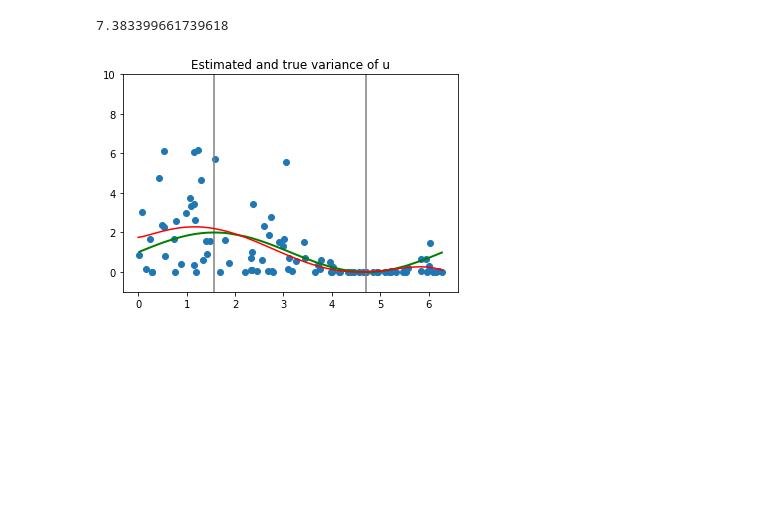
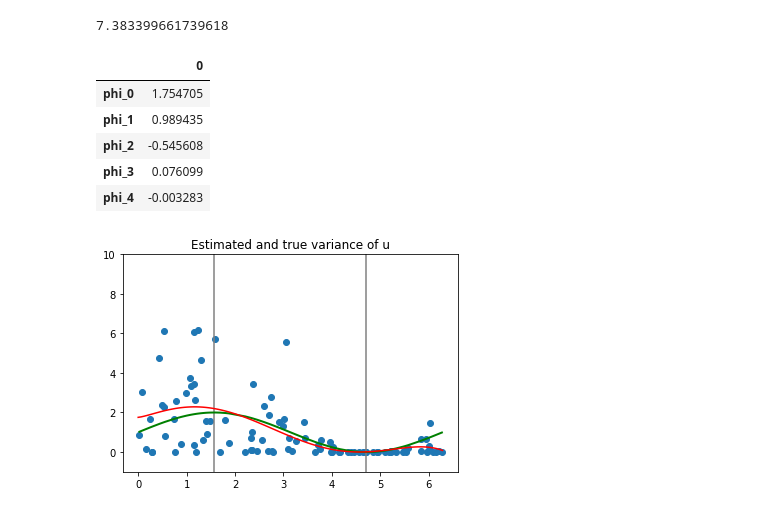
Before and after one commit to lghackett/are212_finalexam, a Jupyter notebook: BP_basis_approx.ipynb, the cells around one changed output. Drawn from its saved outputs; the diff is of its cells as text; code cells hidden in the pictures; blank space fills up the shorter version.

```diff
--- a/BP_basis_approx.ipynb
+++ b/BP_basis_approx.ipynb
@@ -72,6 +76,15 @@ e = y.squeeze() - (TX@alpha).squeeze()
 e.var()
 # %% [output]
 7.383399661739618
+# %%
+alpha # we could test the values of these for h_0: phi_i = 0 for each i
+# %% [output]
+|  | 0 |
+| phi_0 | 1.754705 |
+| phi_1 | 0.989435 |
+| phi_2 | -0.545608 |
+| phi_3 | 0.076099 |
+| phi_4 | -0.003283 |
 # %%
 def fhat(x,alpha):
     try: # Make alpha 1-d for calculations here
```
Also changed, not shown: parts of 2 cells of this notebook, 2 other files.
